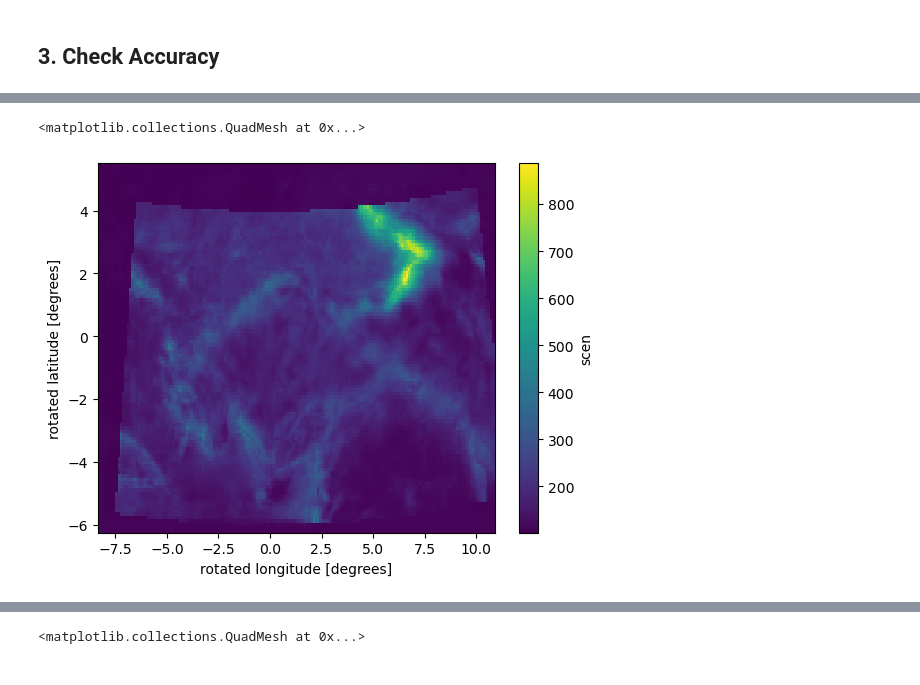
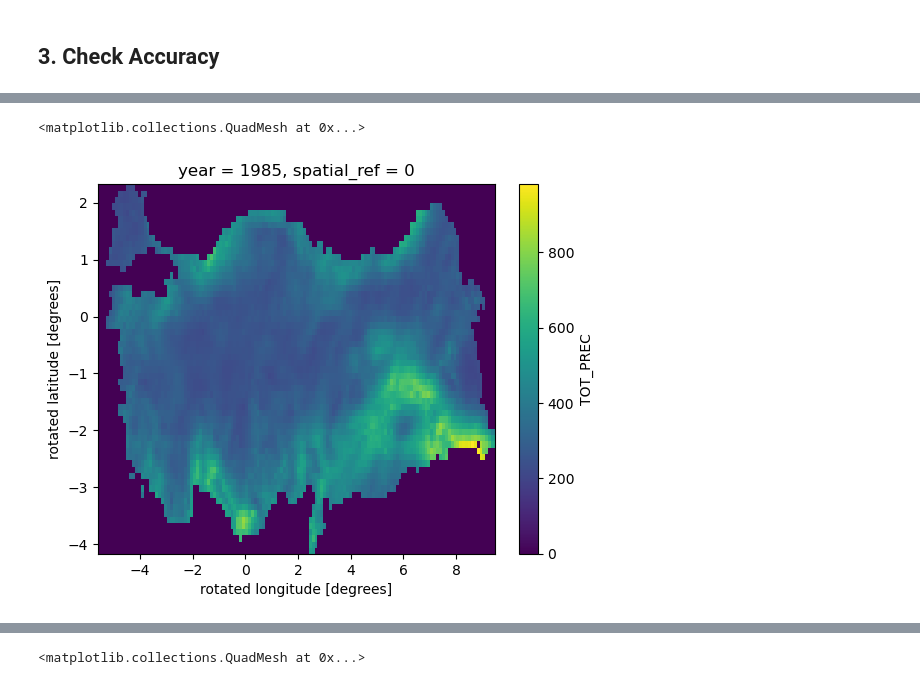
Before and after one commit to donmezkutay/msc-thesis-codes, a Jupyter notebook: bias_correction2_adjust_model.ipynb, the cells around one changed output, grey strips where cells are left out. Drawn from its saved outputs; the diff is of its cells as text; code cells hidden in the pictures.

Commit message:
#integrated era5land until clipping to tr

```diff
--- a/bias_correction2_adjust_model.ipynb
+++ b/bias_correction2_adjust_model.ipynb
@@ -149,3 +148,5 @@ path_coeff = r'/mnt/e/JupyterLab/Yuksek_Lisans/msc_thesis_data/data/bias_correct
+# %%
+turkey_bool = xr.open_dataset(fr"{path_general}/data/TOT_PREC/cosmo/BC/vectorized_turkey_mask_from_era5land.nc")
 # %% [markdown]
 dt_model = xr.open_dataset(fr'{path_general}/cosmo/yearly/Tr011_MPI_RF_PR_{season}_1hr_198501_200512.nc',
                            chunks={"rlon": 10, "rlat":10} # 20 için %56 da patladı, 15 için %55
@@ -241,5 +261,5 @@ dt_model['TOT_PREC'].sum(dim='time').plot()
 # %% [markdown]
 ## 3. Check Accuracy
 # %%
-jj = xr.open_dataset(fr"{path_general}/cosmo/yearly/BC/BC_QDM_Tr011_MPI_RF_PR_{season}_1hr_2061.nc")
+jj = xr.open_dataset(fr"{path_general}/cosmo/yearly/BC/BC_QDM_era5land_Tr011_MPI_RF_PR_{season}_1hr_1985.nc")
 # %%
@@ -249,0 +271,5 @@ jj.transpose('time', 'rlat', 'rlon')['scen'].max(dim='time').plot()
+# %%
+# era5land
+jj = jj.transpose('time', 'rlat', 'rlon')['scen'].where(turkey_bool==1)
+jj = jj.rename({'Tw':'TOT_PREC'})
+jj['TOT_PREC'].max(dim='time').plot()
@@ -250,6 +294,6 @@ jj.transpose('time', 'rlat', 'rlon')['scen'].max(dim='time').plot()
 # %%
 # era5land
-jj.transpose('time', 'rlat', 'rlon')['scen'].sum(dim='time').plot()
+jj['TOT_PREC'].sum(dim='time').plot()
 # %% [output]
 <matplotlib.collections.QuadMesh at 0x...>
-[figure, old version]
+[figure, new version]
```
Also changed, not shown: parts of 12 cells of this notebook, 3 other files.
